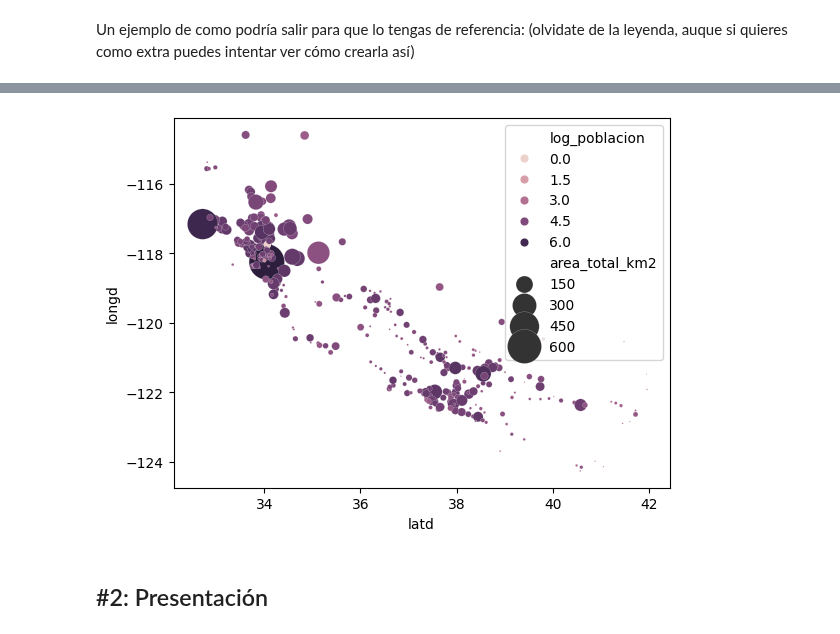
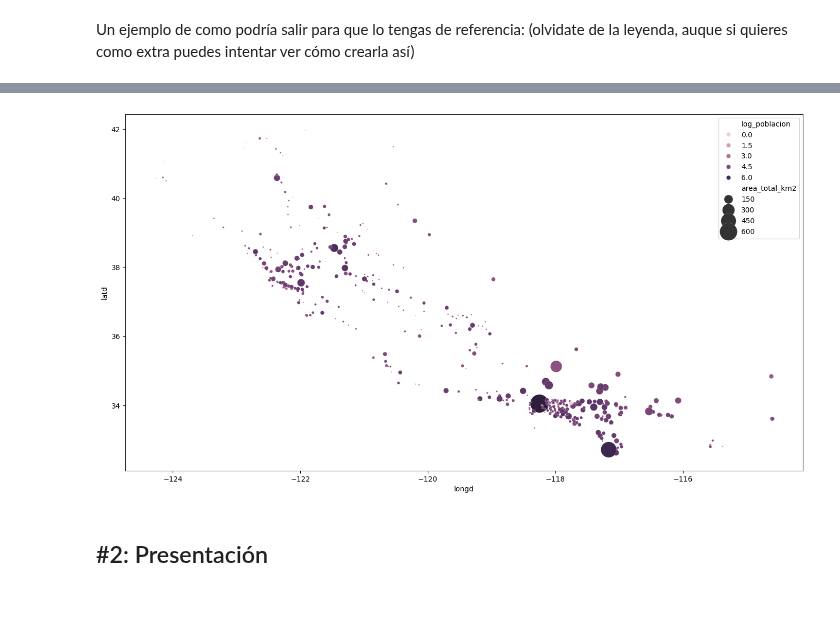
Before and after one commit to alejandroarbide/DS_Online_Ale_Arbide, a Jupyter notebook: 03_Data_Analysis/Sprint_08/Unidad_02_Visualizacion_Avanzada_Seaborn/03_Practica_Obligatoria/18_Practica_Obligatoria_Visualizacion_Avanzada.ipynb, the cells around one changed output, grey strips where cells are left out. Cells and saved outputs as stored; diff of their text form; code cells hidden in the pictures; blank space fills up the shorter version.

```diff
--- a/03_Data_Analysis/Sprint_08/Unidad_02_Visualizacion_Avanzada_Seaborn/03_Practica_Obligatoria/18_Practica_Obligatoria_Visualizacion_Avanzada.ipynb
+++ b/03_Data_Analysis/Sprint_08/Unidad_02_Visualizacion_Avanzada_Seaborn/03_Practica_Obligatoria/18_Practica_Obligatoria_Visualizacion_Avanzada.ipynb
@@ -140,36 +139,37 @@ def scatter_custom(df, x_col, y_col, cat_col=None, size_param=50, scale=1):
         raise ValueError("La columna categórica no existe en el dataframe")
 
     if isinstance(size_param, str):
         if size_param not in df.columns:
             raise ValueError("La columna usada para el tamaño no existe")
         sizes = df[size_param] * scale
     else:
         sizes = size_param
 
+    plt.figure(figsize=(17, 9))
+
     if cat_col is not None:
         sns.scatterplot(
             data=df,
             x=x_col,
             y=y_col,
             hue=cat_col,
             size=sizes,
             sizes=(sizes.min(), sizes.max()) if isinstance(sizes, pd.Series) else None
         )
     else:
         sns.scatterplot(
             data=df,
             x=x_col,
             y=y_col,
             size=sizes
         )
-
     plt.xlabel(x_col)
     plt.ylabel(y_col)
     plt.show()
 
-scatter_custom(df, "latd", "longd", "log_poblacion", "area_total_km2", 1/2)
+scatter_custom(df, "longd", "latd", "log_poblacion", "area_total_km2", 1/2)
 # %% [output]
-[figure, old version]
+[figure, new version]
 # %% [markdown]
 ## #2: Presentación
 # %% [markdown]
```
Also changed, not shown: parts of 1 cell of this notebook.
